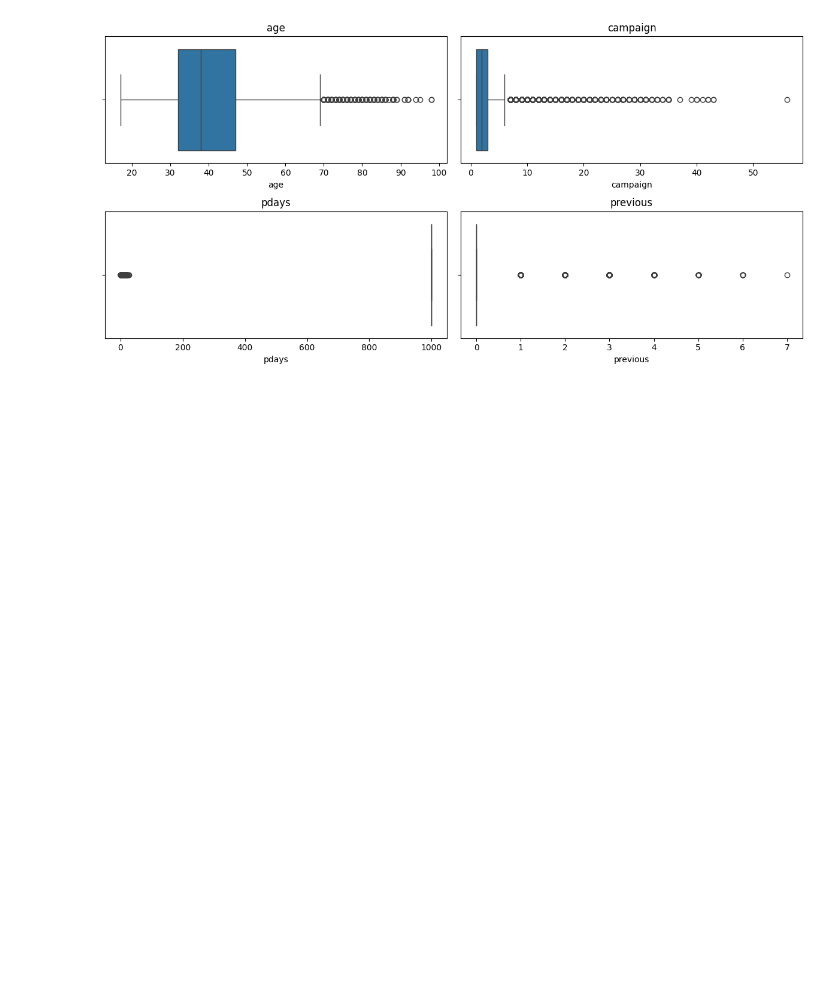
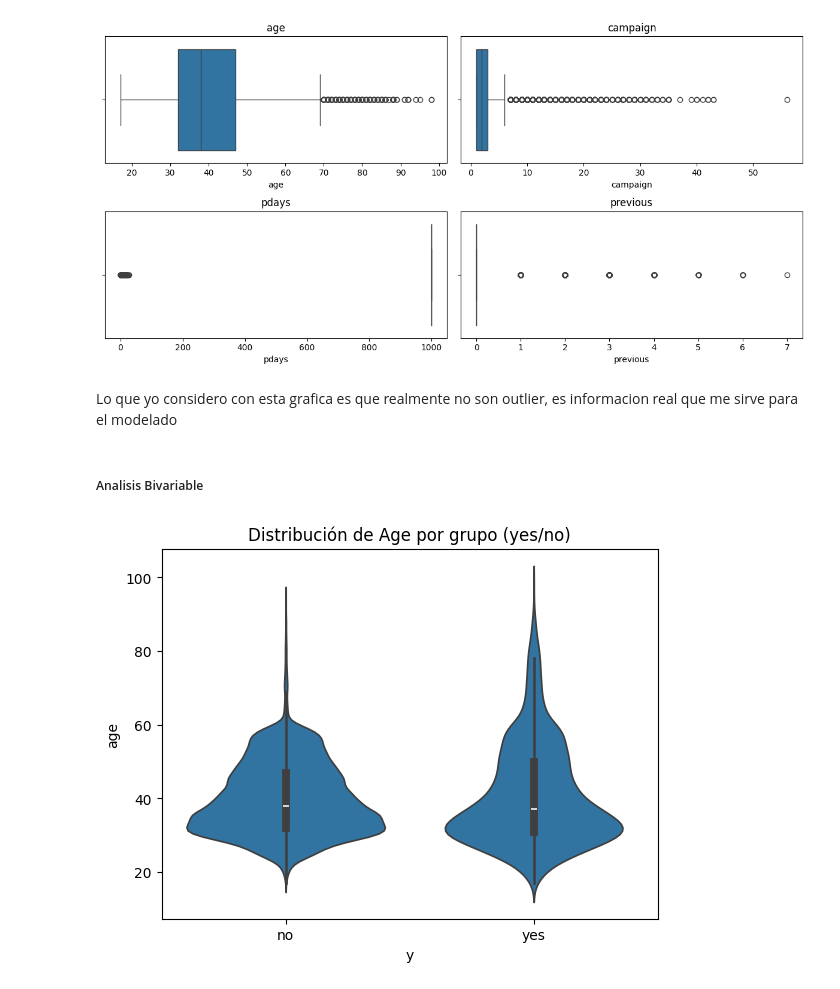
Before and after one commit to 4GeeksAcademy/Jese-David-Proyecto-Regresion-Logistica, a Jupyter notebook: src/explore.ipynb, the cells around one changed output. Saved outputs shown, nothing was run; the diff lists cells and outputs as text; code cells hidden in the pictures; blank space fills up the shorter version.

```diff
--- a/src/explore.ipynb
+++ b/src/explore.ipynb
@@ -86,2 +99,0 @@ Ahora miro si tiene duplicados el DataFrame, si los tiene los elimino y retifico
-# %%
-df = df.drop_duplicates()
@@ -107,0 +107,3 @@ np.int64(0)
+# %%
+df.drop_duplicates(inplace= True)
+df.shape
@@ -108,3 +118,2 @@ np.int64(0)
 # %%
-#Elegimos los datos relevantes
-df = df.drop(columns=['duration'])
+df = df.drop(columns=['duration', 'contact', 'day_of_week'])
@@ -225,3 +261,13 @@ plt.tight_layout()
 plt.show()
 # %% [output]
 [figure]
+# %% [markdown]
+Lo que yo considero con esta grafica es que realmente no son outlier, es informacion real que me sirve para el modelado
+# %% [markdown]
+##### Analisis Bivariable
+# %%
+sns.violinplot(data=df, x="y", y="age")
+plt.title("Distribución de Age por grupo (yes/no)")
+plt.show()
+# %% [output]
+[figure, added]
```
Also changed, not shown: parts of 24 cells of this notebook, 1 other file.
